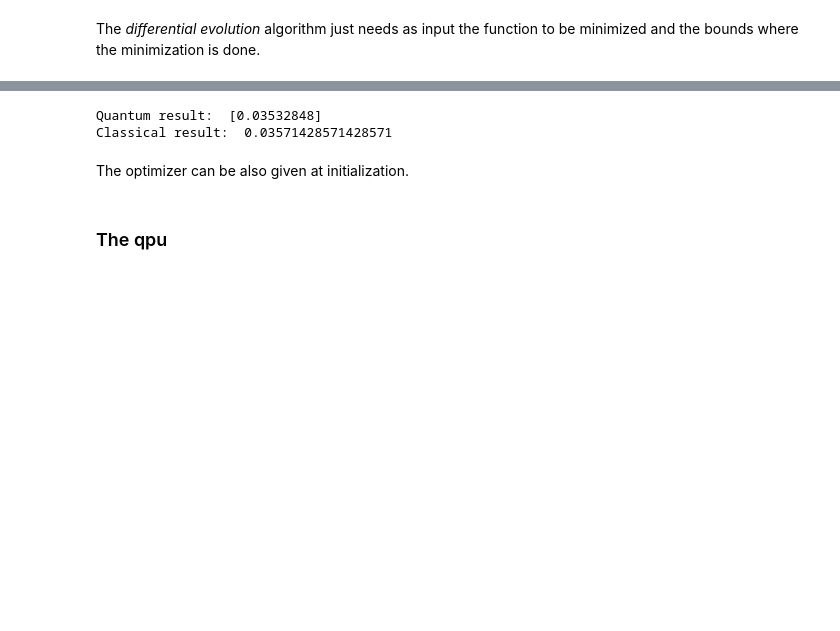
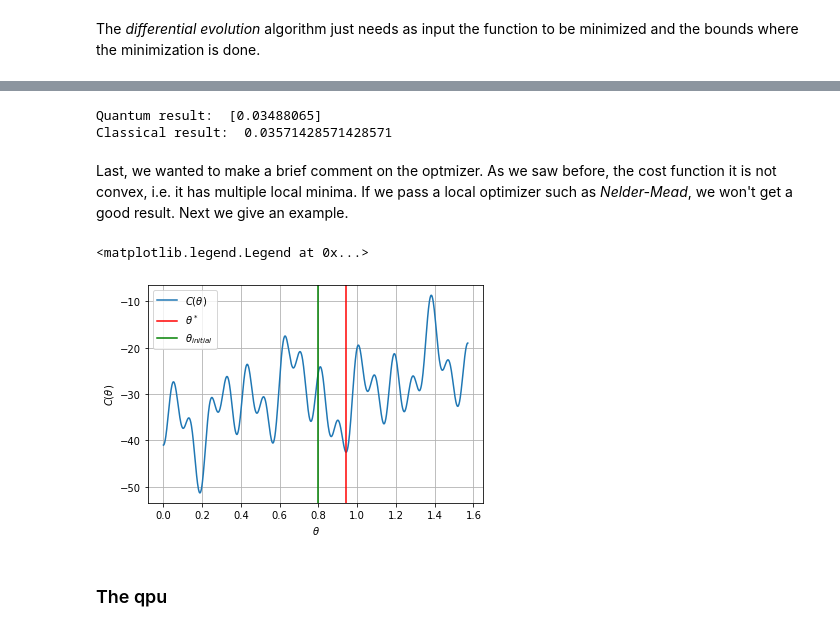
Before and after one commit to albertomanzano/QuantumComputing, a Jupyter notebook: notebooks/04_MaximumLikelihood_Class.ipynb, the cells around one changed output, grey strips where cells are left out. Saved outputs shown, nothing was run; the diff lists cells and outputs as text; code cells hidden in the pictures; blank space fills up the shorter version.

```diff
--- a/notebooks/04_MaximumLikelihood_Class.ipynb
+++ b/notebooks/04_MaximumLikelihood_Class.ipynb
@@ -225,13 +245,35 @@ mlae.optimizer = differential_evolution
 # %%
-result = mlae.optimize()
 angle = result.x
 print("Quantum result: ",np.sin(angle)**2)
 print("Classical result: ",probability[bitfield_to_int(target)])
 # %% [output]
-Quantum result:  [0.03532848]
+Quantum result:  [0.03488065]
 Classical result:  0.03571428571428571
 # %% [markdown]
-The optimizer can be also given at initialization.
+Last, we wanted to make a brief comment on the optmizer. As we saw before, the cost function it is not convex, i.e. it has multiple local minima. If we pass a local optimizer such as *Nelder-Mead*, we won't get a good result. Next we give an example.
+# %%
+bounds = [[0.,np.pi/2]]
+x0 = [0.8]
+nelder_mead = lambda f: so.minimize(f,x0 = x0,bounds = bounds,method = "Nelder-Mead")
+# %%
+mlae.optimizer = nelder_mead
+result = mlae.optimize()
+# %%
+angles = np.linspace(0,np.pi/2,1000)
+cost = np.zeros(len(angles))
+for i in range(len(angles)):
+    cost[i] = mlae.cost_function(angles[i])
+# %%
+plt.plot(angles,cost,label = r"$C(\theta)$")
+plt.axvline(result.x,color = 'r',label = r"$\theta^*$")
+plt.axvline(x0[0],color = 'g',label = r"$\theta_{initial}$")
+plt.grid()
+plt.xlabel(r"$\theta$")
+plt.ylabel(r"$C(\theta)$")
+plt.legend()
+# %% [output]
+<matplotlib.legend.Legend at 0x...>
+[figure, added]
 # %% [markdown]
 ### The qpu
 # %% [markdown]
```
Also changed, not shown: parts of 14 cells of this notebook.
